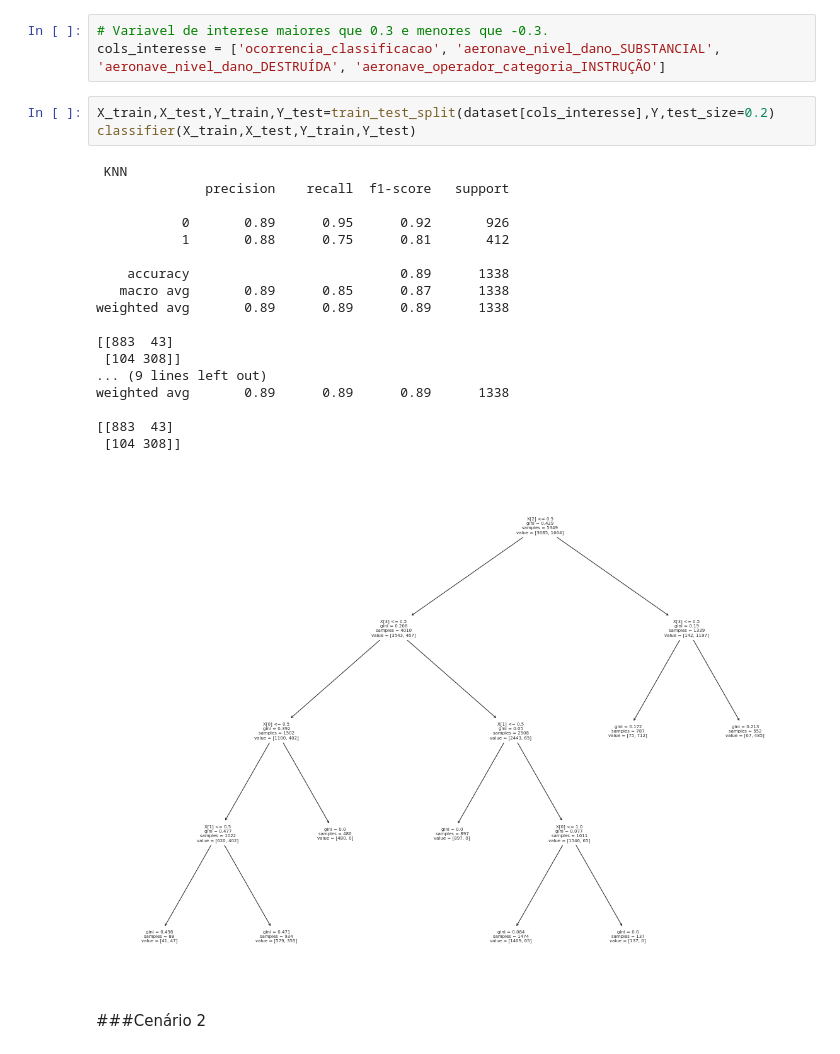
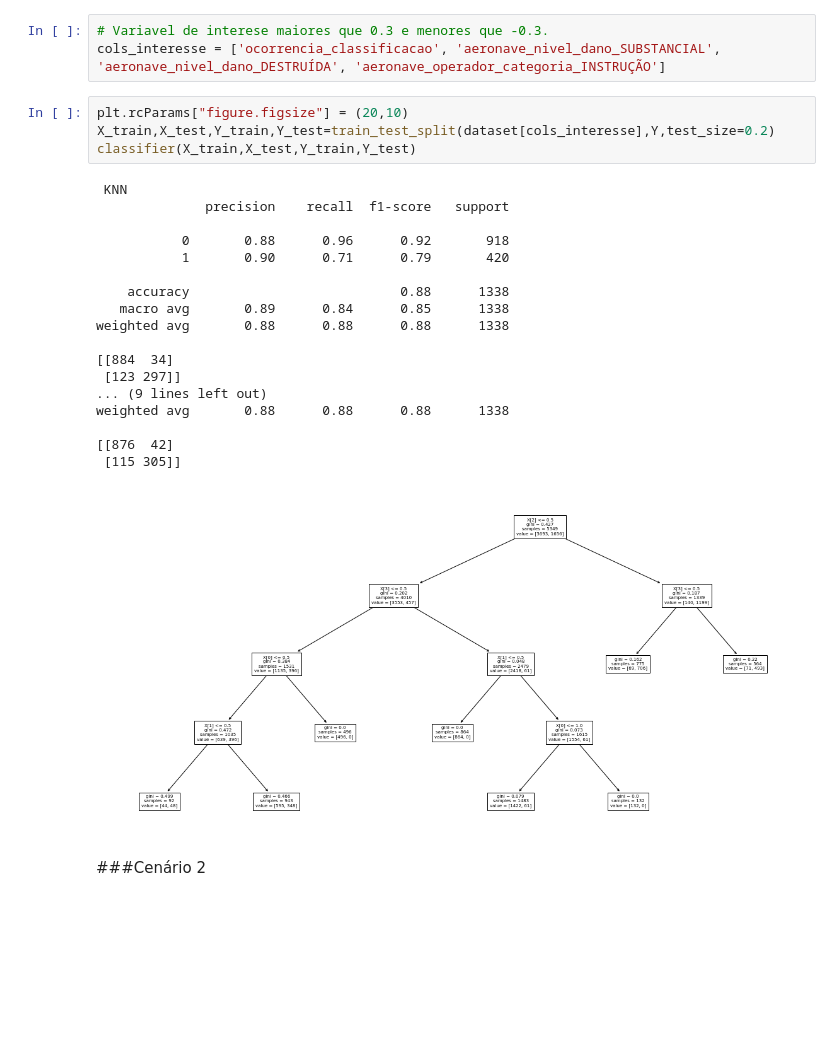
Before and after one commit to MarcosVeniciu/Trabalho-Pratico-Introducao-a-Ciencia-dos-Dados, a Jupyter notebook: cenipa.ipynb, the cells around one changed output. Cells and saved outputs as stored; diff of their text form; blank space fills up the shorter version.

```diff
--- a/cenipa.ipynb
+++ b/cenipa.ipynb
@@ -1129,27 +1129,28 @@ No caso do cenário 1, utilizamos somente as variáveis que tiveram melhor coefi
 # Variavel de interese maiores que 0.3 e menores que -0.3.
 cols_interesse = ['ocorrencia_classificacao', 'aeronave_nivel_dano_SUBSTANCIAL', 'aeronave_nivel_dano_DESTRUÍDA', 'aeronave_operador_categoria_INSTRUÇÃO']
 # %%
+plt.rcParams["figure.figsize"] = (20,10)
 X_train,X_test,Y_train,Y_test=train_test_split(dataset[cols_interesse],Y,test_size=0.2)
 classifier(X_train,X_test,Y_train,Y_test)
 # %% [output]
  KNN
               precision    recall  f1-score   support
 
-           0       0.89      0.95      0.92       926
-           1       0.88      0.75      0.81       412
+           0       0.88      0.96      0.92       918
+           1       0.90      0.71      0.79       420
 
-    accuracy                           0.89      1338
-   macro avg       0.89      0.85      0.87      1338
-weighted avg       0.89      0.89      0.89      1338
+    accuracy                           0.88      1338
+   macro avg       0.89      0.84      0.85      1338
+weighted avg       0.88      0.88      0.88      1338
 
-[[883  43]
- [104 308]]
+[[884  34]
+ [123 297]]
 ... (9 lines left out)
-weighted avg       0.89      0.89      0.89      1338
+weighted avg       0.88      0.88      0.88      1338
 
-[[883  43]
- [104 308]]
+[[876  42]
+ [115 305]]
-[figure, old version]
+[figure, new version]
 # %% [markdown]
 ###Cenário 2
 # %% [markdown]
```
Also changed, not shown: parts of 7 cells of this notebook.
